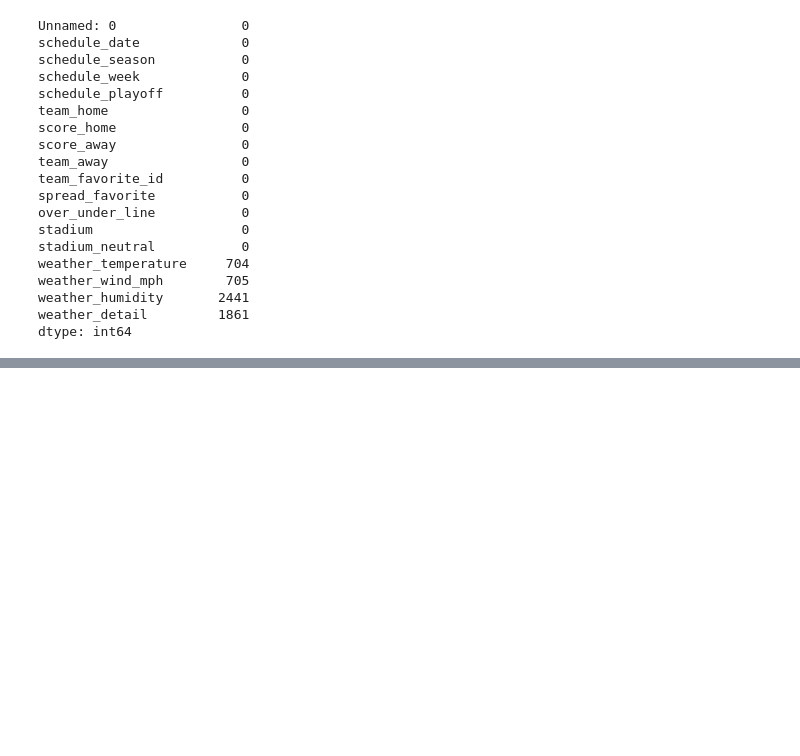
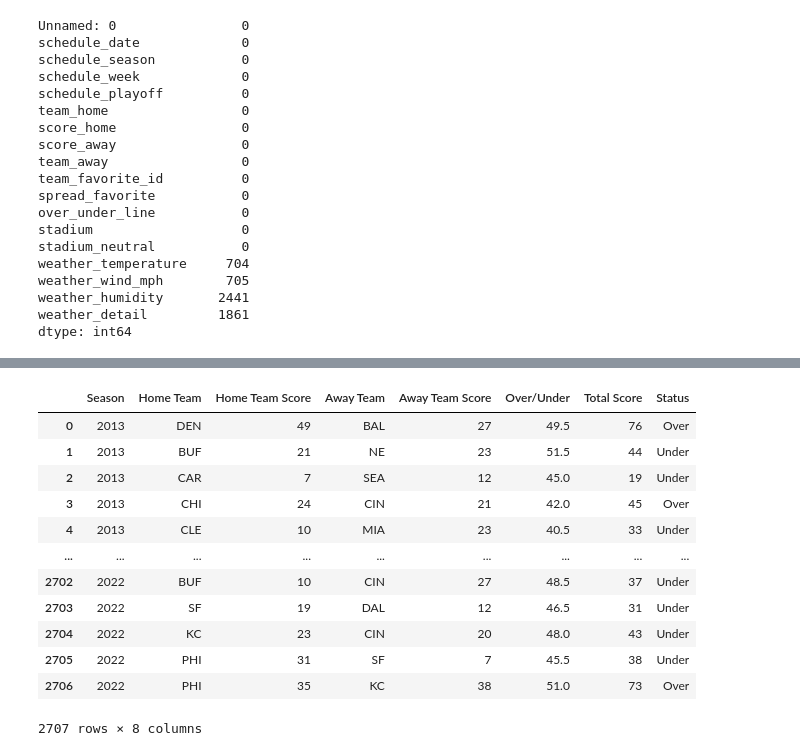
Before and after one commit to dadario10/Betting_Analytics_Project, a Jupyter notebook: overunder_test.ipynb, the cells around one changed output, grey strips where cells are left out. Cells and saved outputs as stored; diff of their text form; code cells hidden in the pictures; blank space fills up the shorter version.

```diff
--- a/overunder_test.ipynb
+++ b/overunder_test.ipynb
@@ -49,0 +133,19 @@ dtype: int64
+# %%
+# determine whether it was over or under for that game
+nfl_clean_df["Status"] = nfl_clean_df.apply(lambda x:  'Under'   if x['Over/Under'] > x['Total Score'] else 'Over', axis=1)
+
+nfl_clean_df
+# %% [output]
+|  | Season | Home Team | Home Team Score | Away Team | Away Team Score | Over/Under | Total Score | Status |
+| 0 | 2013 | DEN | 49 | BAL | 27 | 49.5 | 76 | Over |
+| 1 | 2013 | BUF | 21 | NE | 23 | 51.5 | 44 | Under |
+| 2 | 2013 | CAR | 7 | SEA | 12 | 45.0 | 19 | Under |
+| 3 | 2013 | CHI | 24 | CIN | 21 | 42.0 | 45 | Over |
+| 4 | 2013 | CLE | 10 | MIA | 23 | 40.5 | 33 | Under |
+| ... | ... | ... | ... | ... | ... | ... | ... | ... |
+| 2702 | 2022 | BUF | 10 | CIN | 27 | 48.5 | 37 | Under |
+| 2703 | 2022 | SF | 19 | DAL | 12 | 46.5 | 31 | Under |
+| 2704 | 2022 | KC | 23 | CIN | 20 | 48.0 | 43 | Under |
+| 2705 | 2022 | PHI | 31 | SF | 7 | 45.5 | 38 | Under |
+| 2706 | 2022 | PHI | 35 | KC | 38 | 51.0 | 73 | Over |
+2707 rows × 8 columns
```
Also changed, not shown: parts of 18 cells of this notebook, 2 other files.
